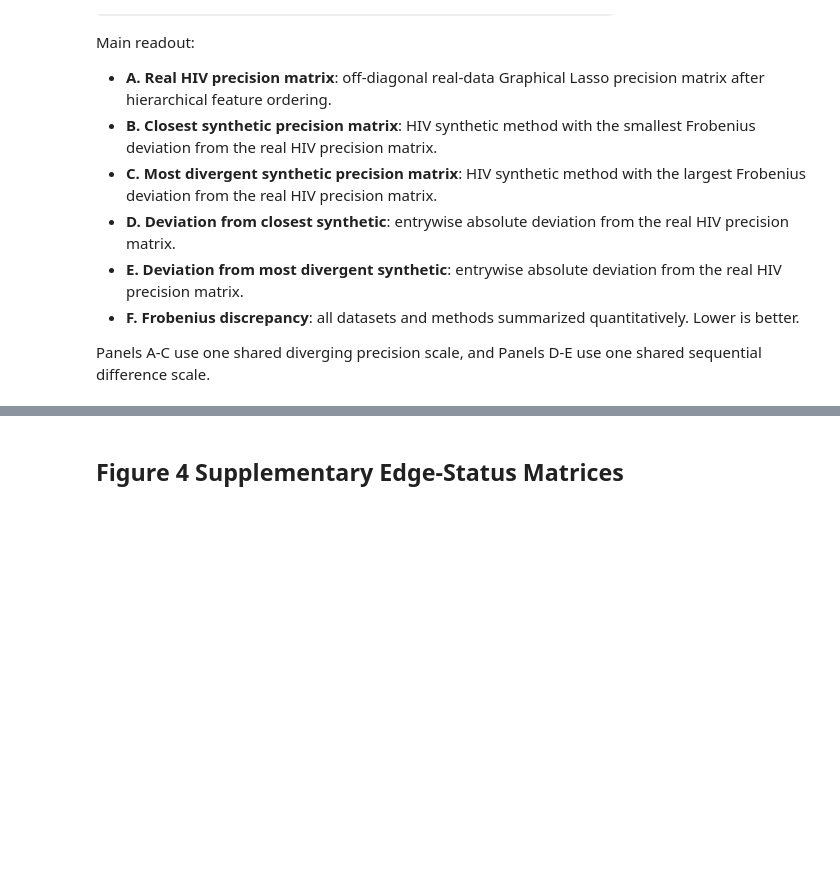
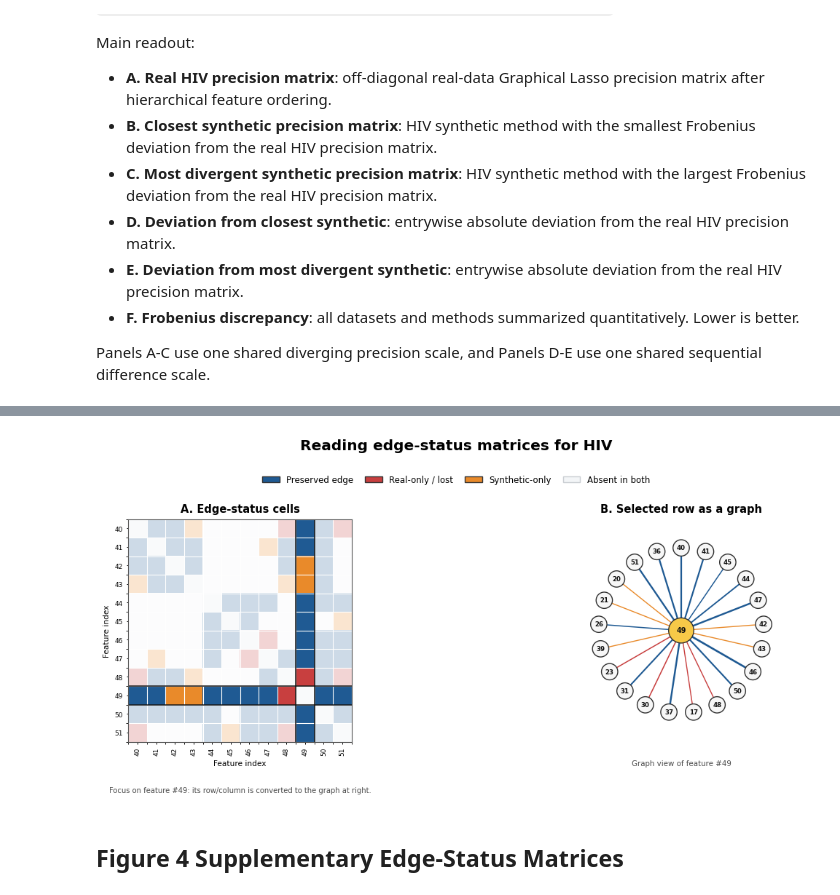
Before and after one commit to TonyTran03/distinguishable_data, a Jupyter notebook: data_synthesis/notebooks/make_main_figures_revision.ipynb, the cells around one changed output, grey strips where cells are left out. Saved outputs shown, nothing was run; the diff lists cells and outputs as text; code cells hidden in the pictures; blank space fills up the shorter version.

```diff
--- a/data_synthesis/notebooks/make_main_figures_revision.ipynb
+++ b/data_synthesis/notebooks/make_main_figures_revision.ipynb
@@ -1315,0 +1320,21 @@ Saved Figure 4 to c:\Users\tonyt\Desktop\distinguishable_data\data_synthesis\not
+# %%
+# Reuse the already-built Figure 4 supplement inputs when available.
+if not all(name in globals() for name in [
+    "figure4_supp_real_data",
+    "figure4_supp_synthetic_data",
+    "figure4_supp_feature_names",
+]):
+    figure4_supp_real_data, figure4_supp_synthetic_data, figure4_supp_feature_names = _build_notebook_precision_inputs(
+        seed=SEED, cvae_epochs=CVAE_EPOCHS
+    )
+
+fig4_edge_status_examples = plot_edge_status_examples(
+    real_data=figure4_supp_real_data,
+    synthetic_data=figure4_supp_synthetic_data,
+    feature_names=figure4_supp_feature_names,
+    alphas=FIGURE4_ALPHAS,
+    dataset_order=DATASET_ORDER,
+    method_order=METHOD_ORDER,
+    exemplar_ds="HIV",
+)
+# %% [output]
@@ -1316,3 +1358,4 @@ Saved Figure 4 to c:\Users\tonyt\Desktop\distinguishable_data\data_synthesis\not
+[figure, added]
 # %% [markdown]
 ## Figure 4 Supplementary Edge-Status Matrices
 # %%
```
Also changed, not shown: parts of 8 cells of this notebook, 1 other file.
